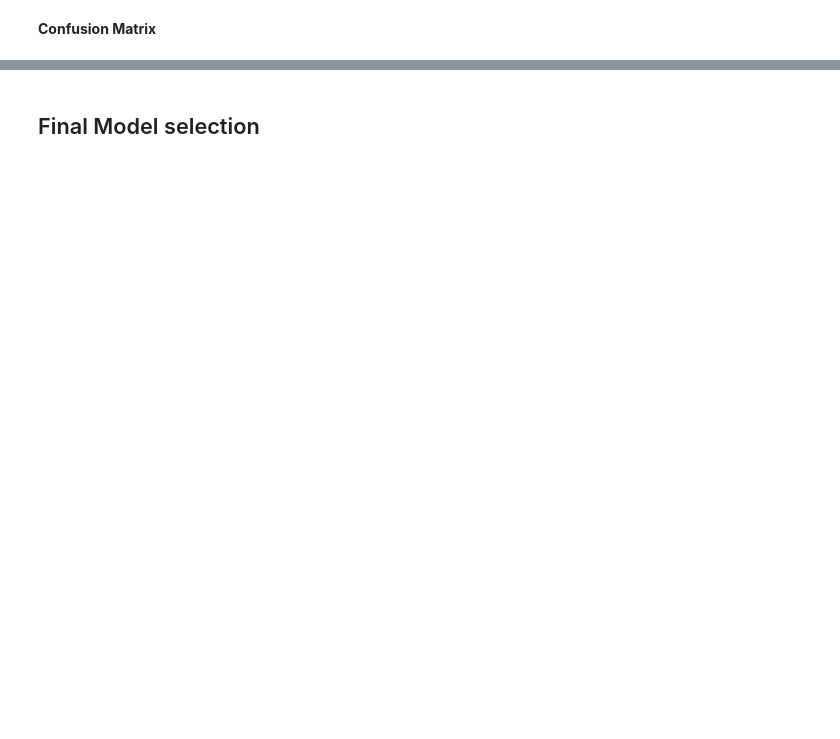
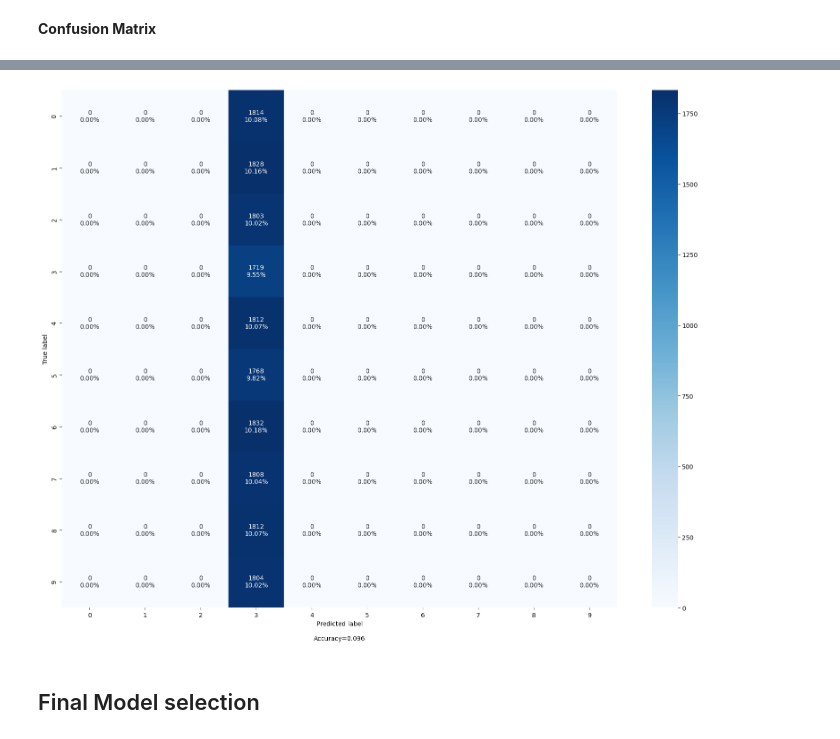
Before and after one commit to sapan-s2/AI_Austin_course, a Jupyter notebook: Neural Network/Project/INN_Additional_Project_low_code_%281%29.ipynb, the cells around one changed output, grey strips where cells are left out. Drawn from its saved outputs; the diff is of its cells as text; code cells hidden in the pictures; blank space fills up the shorter version.

```diff
--- a/Neural Network/Project/INN_Additional_Project_low_code_%281%29.ipynb
+++ b/Neural Network/Project/INN_Additional_Project_low_code_%281%29.ipynb
@@ -79,10 +89,10 @@ drive.mount('/content/drive')
 ## Loading the dataset
 # %%
 ## Reading the dataset
-X_test = pd.read_csv("X_test.csv")
-X_train = pd.read_csv("X_train.csv")
-y_test = pd.read_csv("y_test.csv")
-y_train = pd.read_csv("y_train.csv")
+X_test = pd.read_csv("Test/X_test.csv")
+X_train = pd.read_csv("Train/X_train.csv")
+y_test = pd.read_csv("Test/y_test.csv")
+y_train = pd.read_csv("Train/y_train.csv")
 # %% [markdown]
 **NOTE**: Since the data shared is in X_train, X_test, y_train, and y_test, there is no need to split the data further.
 # %% [markdown]
@@ -324,19 +507,19 @@ tf.random.set_seed(2)
 model_3 = Sequential()
 
 ## Complete the code to add the input layer with 32 neurons and relu as activation function
-model_3.add(Dense(____,activation='______',input_dim = X_train.shape[1]))
+model_3.add(Dense(32,activation='relu',input_dim = X_train.shape[1]))
 
 ## Complete the code to add dropout with dropout_rate= 0.2
-model_3.add(Dropout(____))
+model_3.add(Dropout(.2))
 
 ## Complete the code to add the hiden layer with 32 neurons and relu as activation function
-model_3.add(Dense(____,activation='___'))
+model_3.add(Dense(32,activation='relu'))
 
 ## Complete the code to add dropout with dropout_rate= 0.1
-model_3.add(Dropout(____))
+model_3.add(Dropout(.1))
 
 ## Complete the code to add the hiden layer with 8 neurons and relu as activation functio
-model_3.add(Dense(____,activation='_____'))
+model_3.add(Dense(8,activation='relu'))
 
 ## Complete the code to add the output layer with softmax as activation function with 10 neurons (We are predicting 10 classes)
 model_3.add(Dense(10, activation = 'softmax'))
@@ -348,7 +549,7 @@ ______.summary()
 optimizer = tf.keras.optimizers.Adam(0.001)
 
 ## Complete the code to compile the model with categorical cross entropy as loss function and accuracy as metrics
-model_3.compile(loss='_______',optimizer=optimizer,metrics=['_______'])
+model_3.compile(loss='categorical_crossentropy',optimizer=optimizer,metrics=['accuracy'])
 # %%
 ## Complete the code to fit the model on X_train and y_train_en with 100 epochs
-history_3 = model_3.fit(_____,______,batch_size=32,epochs=_____,verbose=1,validation_split=0.2)
+history_3 = model_3.fit(X_train,y_train_en,batch_size=32,epochs=100,verbose=1,validation_split=0.2)
@@ -380,7 +635,9 @@ print(cr)
 # %%
 ## Complete the code to get the classification report on y_test and y_pred_arg_3
-cm2 = confusion_matrix(_____, ______)
+cm2 = confusion_matrix(y_test, y_pred_arg_3)
 
 ## Complete the code to get the confusion matrix
-make_confusion_matrix(_____, cmap='Blues')
+make_confusion_matrix(cm2, cmap='Blues')
 plt.show()
+# %% [output]
+[figure, added]
```
Also changed, not shown: parts of 34 cells of this notebook.
